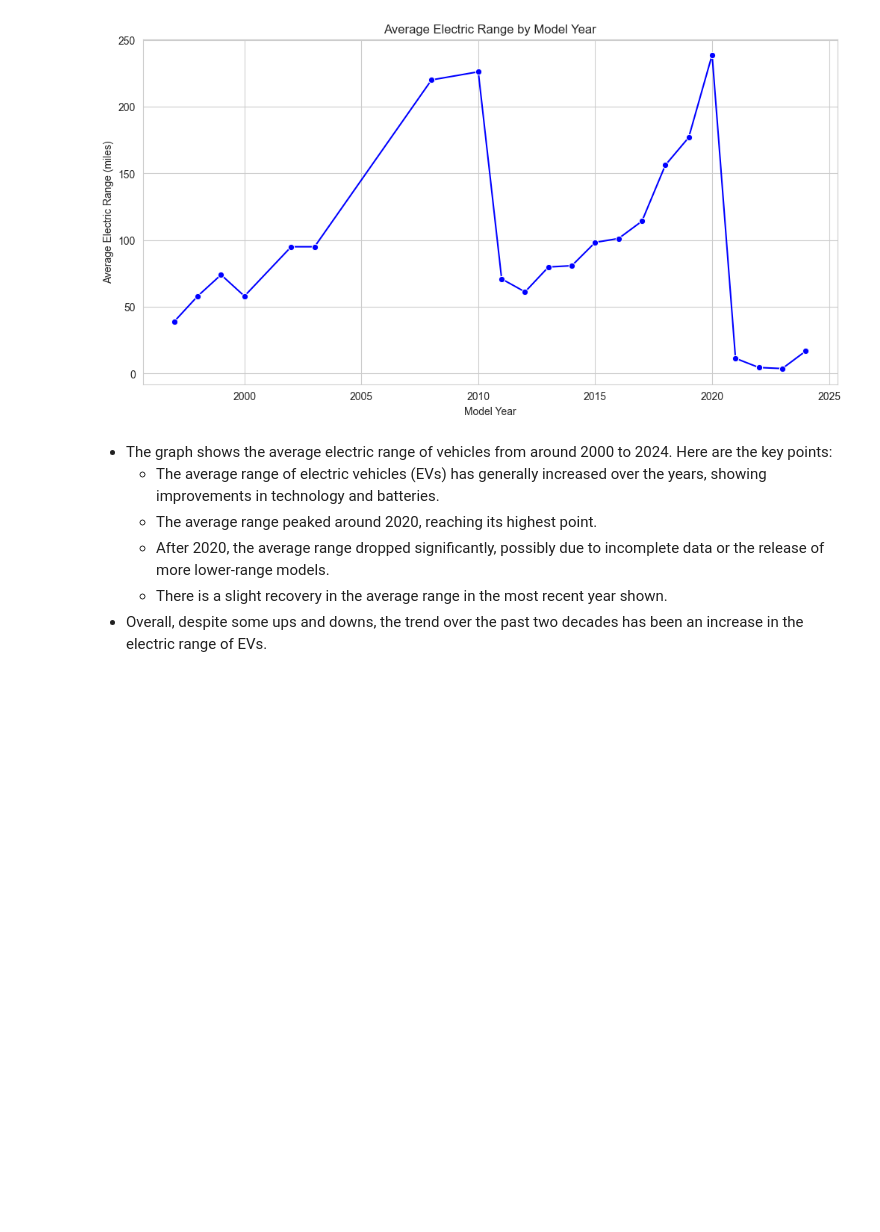
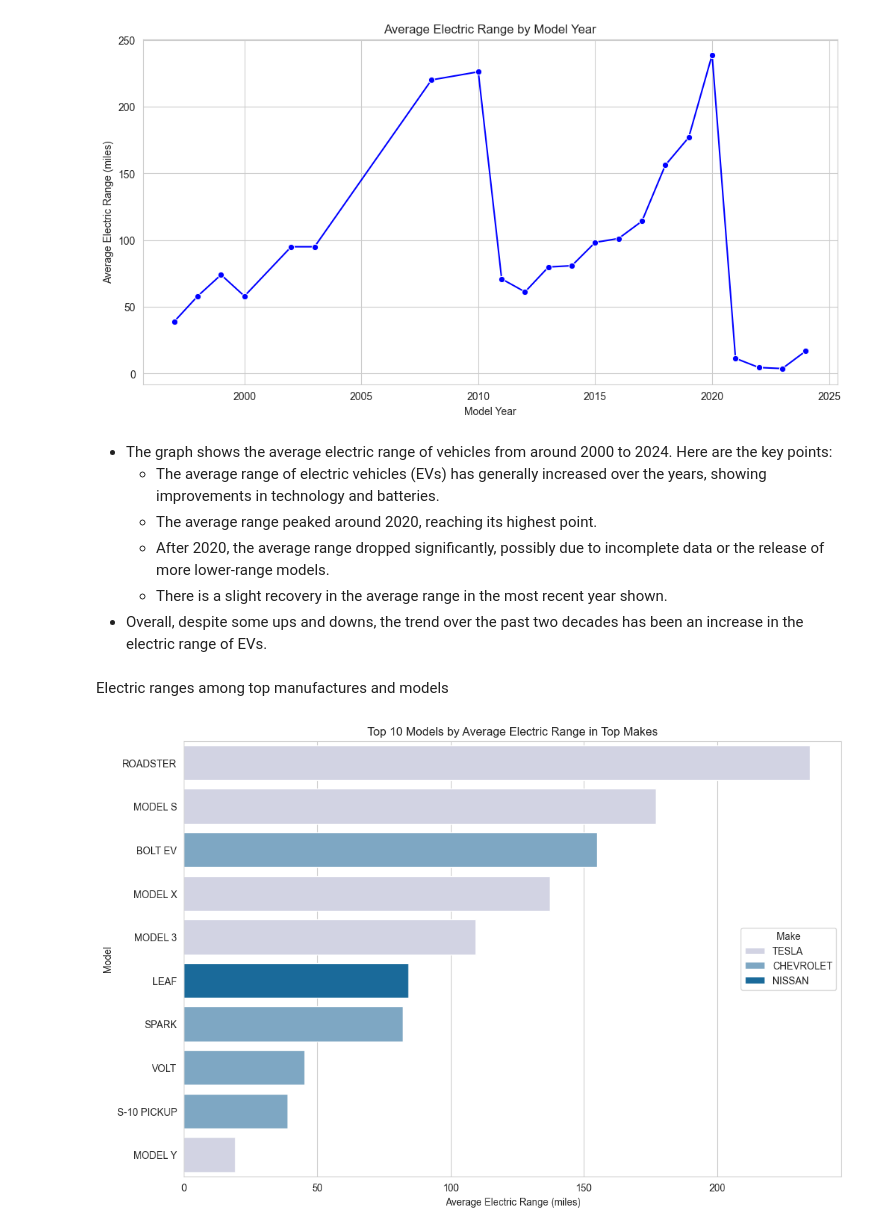
Before and after one commit to Manu-Abuya/Electric-Vehicles-Market-Size-Analysis, a Jupyter notebook: notebook/electric_vehicles_market_size.ipynb, the cells around one changed output. Cells and saved outputs as stored; diff of their text form; code cells hidden in the pictures; blank space fills up the shorter version.

Commit message:
Electric ranges among top manufactures and models

```diff
--- a/notebook/electric_vehicles_market_size.ipynb
+++ b/notebook/electric_vehicles_market_size.ipynb
@@ -245,3 +245,20 @@ plt.show()
   - After 2020, the average range dropped significantly, possibly due to incomplete data or the release of more lower-range models.
   - There is a slight recovery in the average range in the most recent year shown.
 - Overall, despite some ups and downs, the trend over the past two decades has been an increase in the electric range of EVs.
+# %% [markdown]
+Electric ranges among top manufactures and models
+# %%
+average_range_by_model = top_makes_data.groupby(['Make', 'Model'])['Electric Range'].mean().sort_values(ascending=False).reset_index()
+
+# Top 10 models with the highest average electric range
+top_range_models = average_range_by_model.head(10)
+
+plt.figure(figsize=(12, 8))
+barplot = sns.barplot(x='Electric Range', y='Model', hue='Make', data=top_range_models, palette="PuBu")
+plt.title('Top 10 Models by Average Electric Range in Top Makes')
+plt.xlabel('Average Electric Range (miles)')
+plt.ylabel('Model')
+plt.legend(title='Make', loc='center right')
+plt.show()
+# %% [output]
+[figure, added]
```
Also changed, not shown: parts of 1 cell of this notebook.
